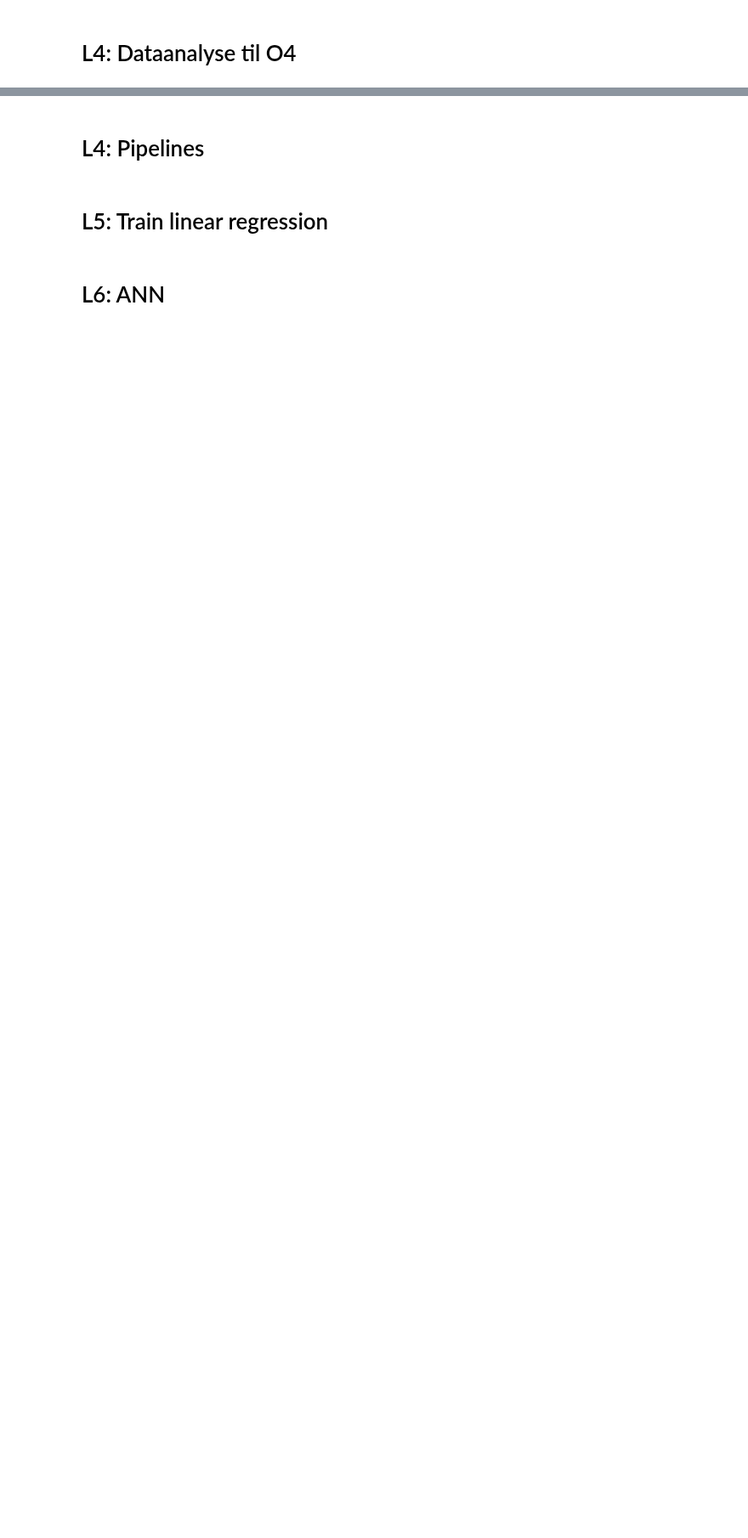
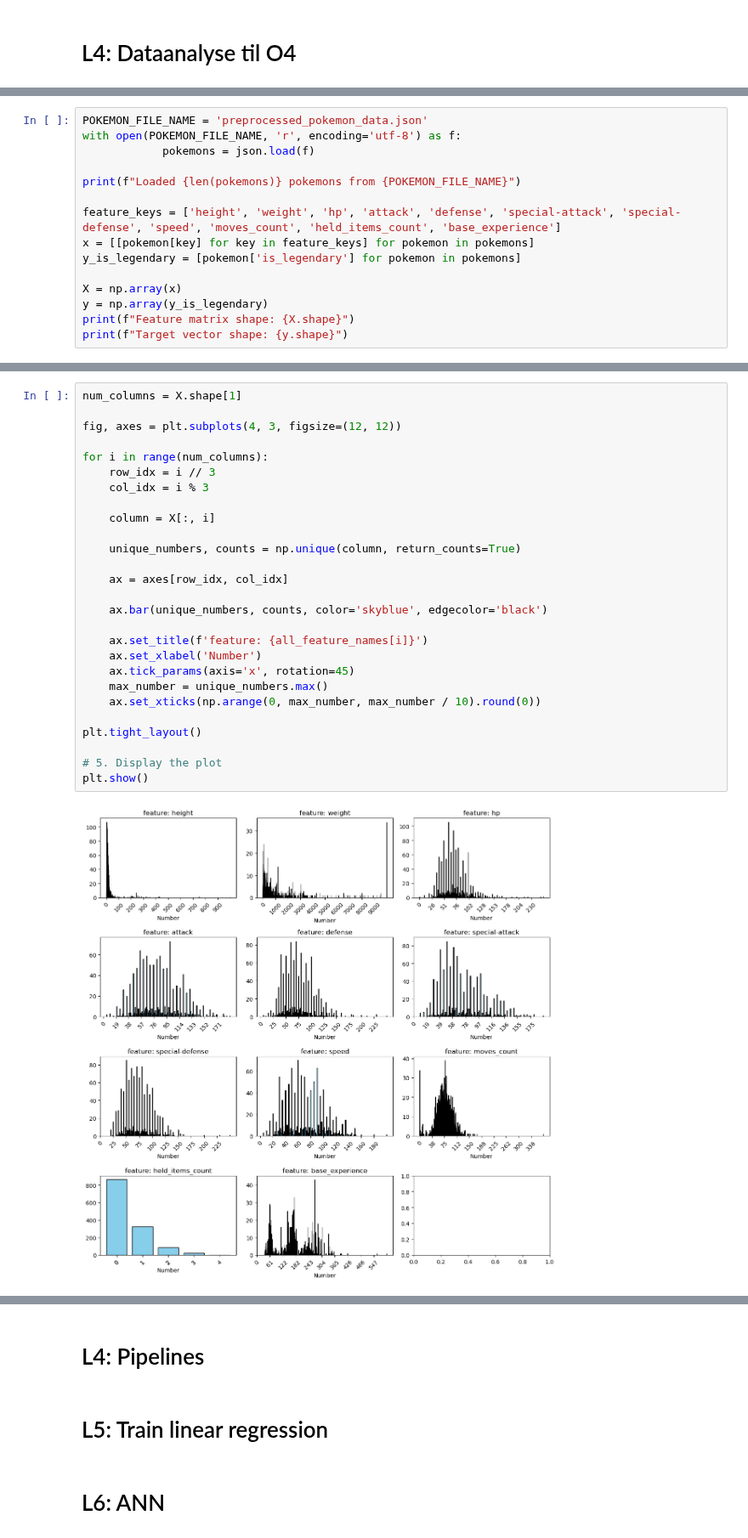
Before and after one commit to Eventid3/mal_grp30, a Jupyter notebook: O2/o2.ipynb, the cells around one changed output, grey strips where cells are left out. Shown at 85% size. Saved outputs shown, nothing was run; the diff lists cells and outputs as text; blank space fills up the shorter version.

```diff
--- a/O2/o2.ipynb
+++ b/O2/o2.ipynb
@@ -104,0 +144,15 @@ It recommends to put in place a monitoring systen (with or without humans), and
+# %%
+POKEMON_FILE_NAME = 'preprocessed_pokemon_data.json'
+with open(POKEMON_FILE_NAME, 'r', encoding='utf-8') as f:
+            pokemons = json.load(f)
+
+print(f"Loaded {len(pokemons)} pokemons from {POKEMON_FILE_NAME}")
+
+feature_keys = ['height', 'weight', 'hp', 'attack', 'defense', 'special-attack', 'special-defense', 'speed', 'moves_count', 'held_items_count', 'base_experience']
+x = [[pokemon[key] for key in feature_keys] for pokemon in pokemons]
+y_is_legendary = [pokemon['is_legendary'] for pokemon in pokemons]
+
+X = np.array(x)
+y = np.array(y_is_legendary)
+print(f"Feature matrix shape: {X.shape}")
+print(f"Target vector shape: {y.shape}")
@@ -104,0 +211,29 @@ It recommends to put in place a monitoring systen (with or without humans), and
+# %%
+num_columns = X.shape[1]
+
+fig, axes = plt.subplots(4, 3, figsize=(12, 12))
+
+for i in range(num_columns):
+    row_idx = i // 3
+    col_idx = i % 3
+
+    column = X[:, i]
+
+    unique_numbers, counts = np.unique(column, return_counts=True)
+
+    ax = axes[row_idx, col_idx]
+
+    ax.bar(unique_numbers, counts, color='skyblue', edgecolor='black')
+
+    ax.set_title(f'feature: {all_feature_names[i]}')
+    ax.set_xlabel('Number')
+    ax.tick_params(axis='x', rotation=45)
+    max_number = unique_numbers.max()
+    ax.set_xticks(np.arange(0, max_number, max_number / 10).round(0))
+
+plt.tight_layout()
+
+# 5. Display the plot
+plt.show()
+# %% [output]
+[figure, added]
```
Also changed, not shown: parts of 13 cells of this notebook, 4 other files.
